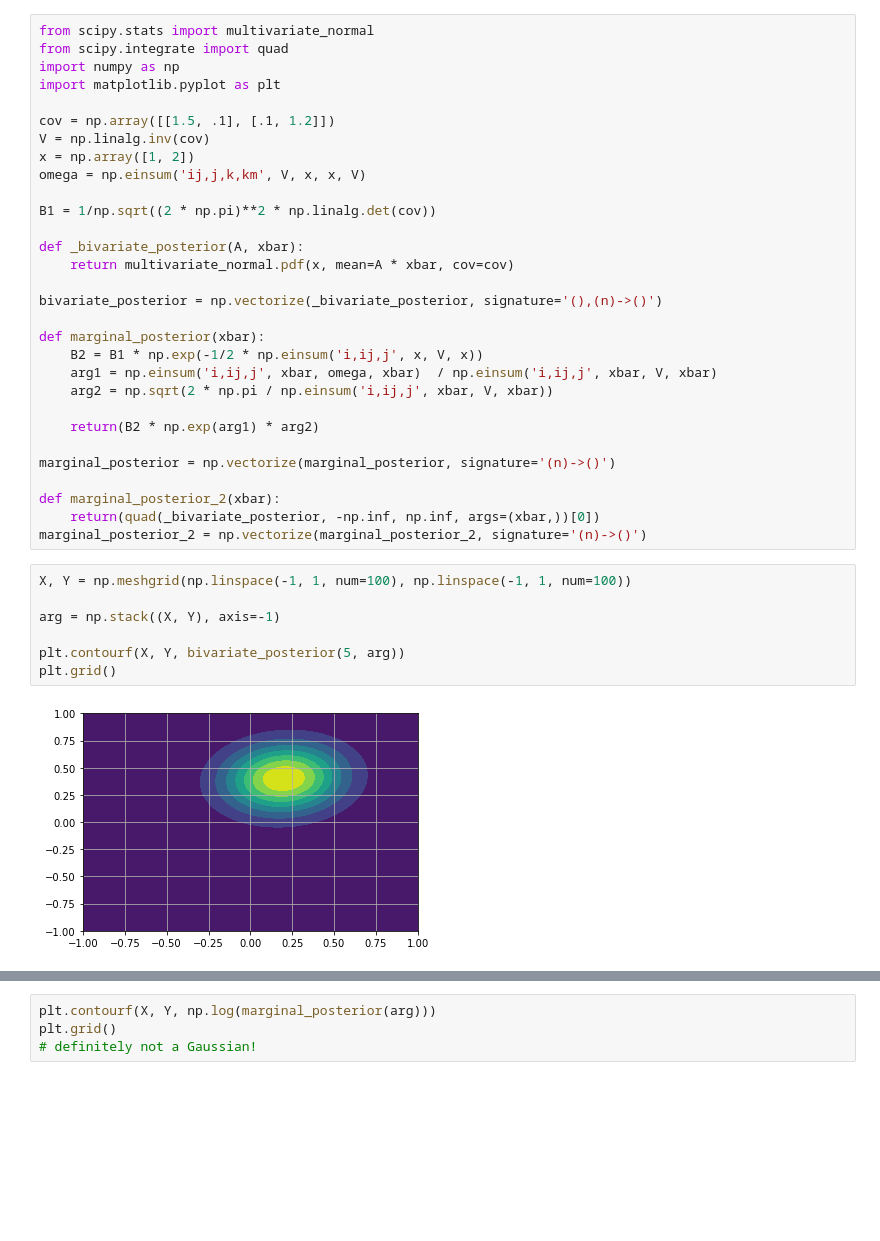
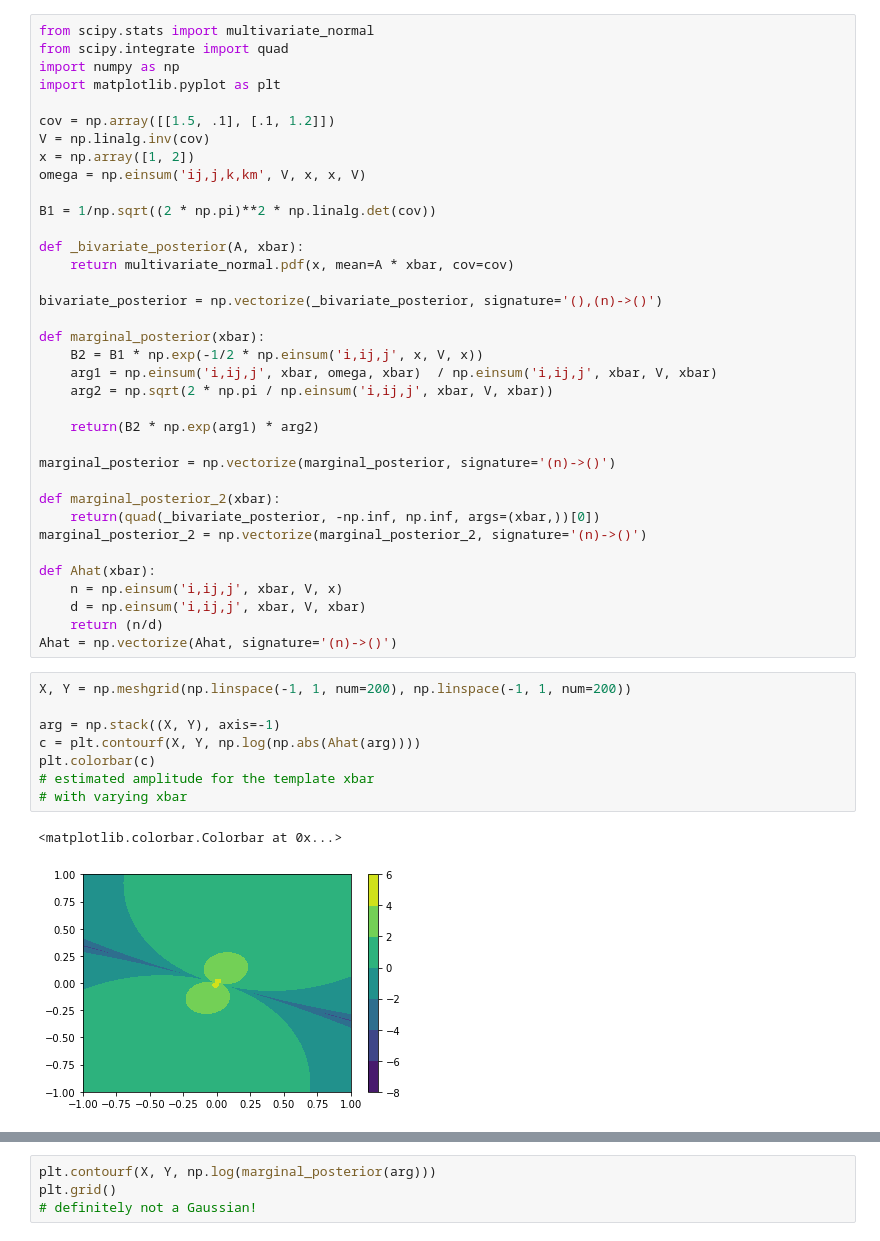
Before and after one commit to jacopok/notes, a Jupyter notebook: ap_third_semester/astrostat_homework/amplitude_marginalization.ipynb, the cells around one changed output, grey strips where cells are left out. Drawn from its saved outputs; the diff is of its cells as text; blank space fills up the shorter version.

Commit message:
Added new figure to amplitude marginalization

```diff
--- a/ap_third_semester/astrostat_homework/amplitude_marginalization.ipynb
+++ b/ap_third_semester/astrostat_homework/amplitude_marginalization.ipynb
@@ -28,12 +28,20 @@ marginal_posterior = np.vectorize(marginal_posterior, signature='(n)->()')
 def marginal_posterior_2(xbar):
     return(quad(_bivariate_posterior, -np.inf, np.inf, args=(xbar,))[0])
 marginal_posterior_2 = np.vectorize(marginal_posterior_2, signature='(n)->()')
+
+def Ahat(xbar):
+    n = np.einsum('i,ij,j', xbar, V, x)
+    d = np.einsum('i,ij,j', xbar, V, xbar)
+    return (n/d)
+Ahat = np.vectorize(Ahat, signature='(n)->()')
 # %%
-X, Y = np.meshgrid(np.linspace(-1, 1, num=100), np.linspace(-1, 1, num=100))
+X, Y = np.meshgrid(np.linspace(-1, 1, num=200), np.linspace(-1, 1, num=200))
 
 arg = np.stack((X, Y), axis=-1)
-
-plt.contourf(X, Y, bivariate_posterior(5, arg))
-plt.grid()
+c = plt.contourf(X, Y, np.log(np.abs(Ahat(arg))))
+plt.colorbar(c)
+# estimated amplitude for the template xbar
+# with varying xbar
 # %% [output]
+<matplotlib.colorbar.Colorbar at 0x...>
-[figure, old version]
+[figure, new version]
```
Also changed, not shown: parts of 1 cell of this notebook.
